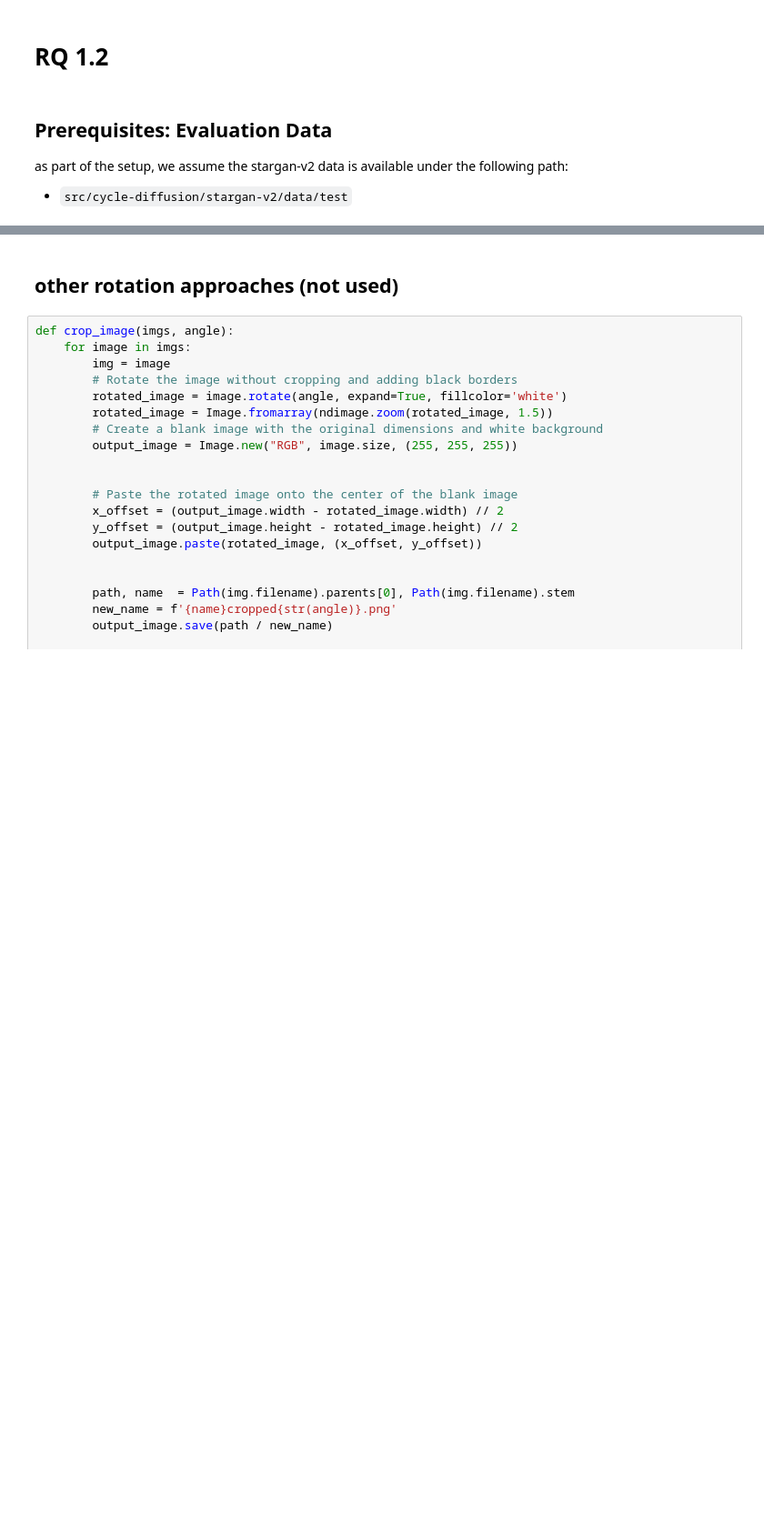
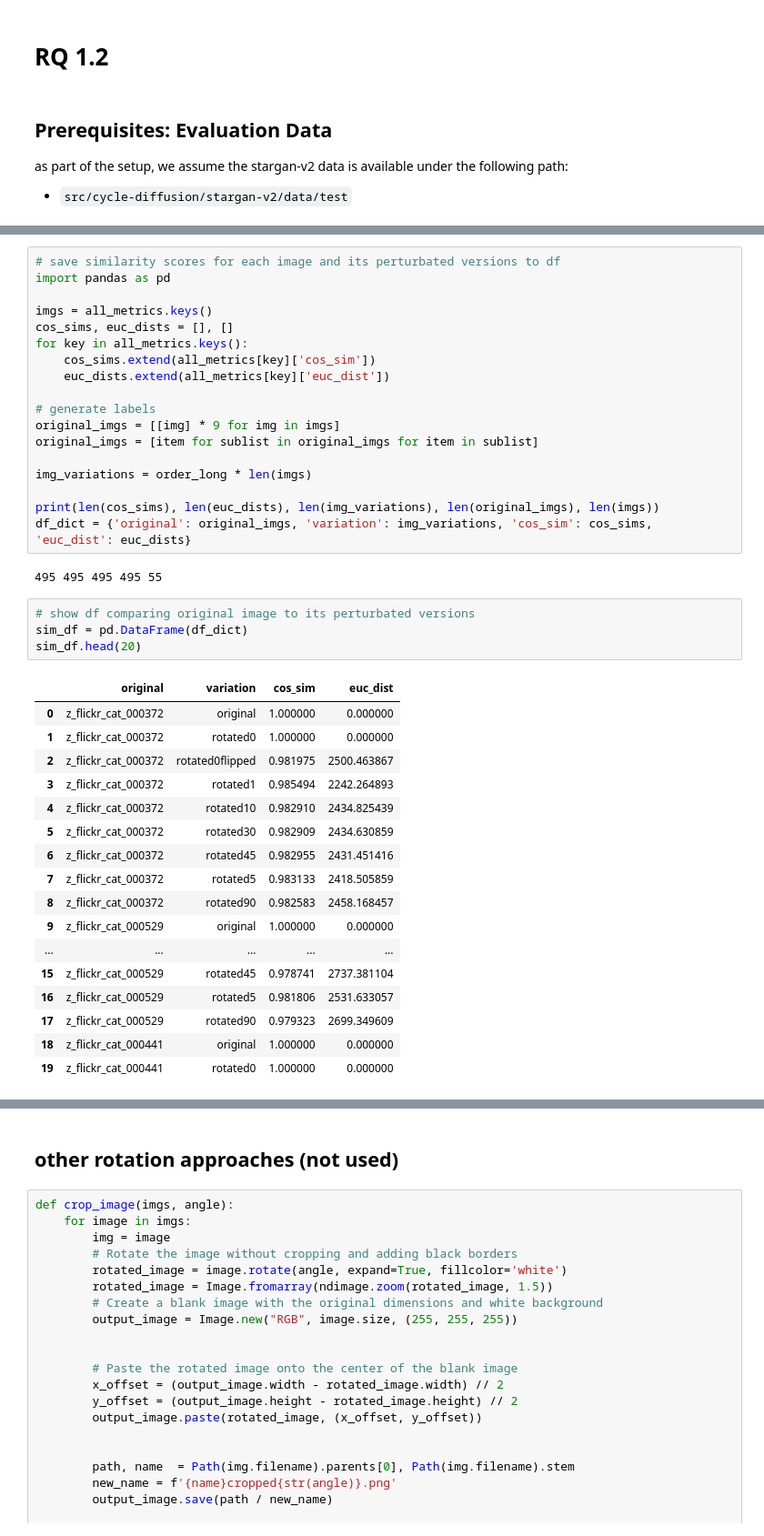
Before and after one commit to Alonixs/cycle-diffusion-group12, a Jupyter notebook: RQ1_2.ipynb, the cells around one changed output, grey strips where cells are left out. Shown: that part at 91% size. Drawn from its saved outputs; the diff is of its cells as text; blank space fills up the shorter version.

```diff
--- a/RQ1_2.ipynb
+++ b/RQ1_2.ipynb
@@ -265,0 +260,42 @@ ModuleNotFoundError: No module named 'evaluation'
+# %%
+# save similarity scores for each image and its perturbated versions to df
+import pandas as pd
+
+imgs = all_metrics.keys()
+cos_sims, euc_dists = [], []
+for key in all_metrics.keys():
+    cos_sims.extend(all_metrics[key]['cos_sim'])
+    euc_dists.extend(all_metrics[key]['euc_dist'])
+
+# generate labels
+original_imgs = [[img] * 9 for img in imgs]
+original_imgs = [item for sublist in original_imgs for item in sublist]
+
+img_variations = order_long * len(imgs)
+
+print(len(cos_sims), len(euc_dists), len(img_variations), len(original_imgs), len(imgs))
+df_dict = {'original': original_imgs, 'variation': img_variations, 'cos_sim': cos_sims, 'euc_dist': euc_dists}
+# %% [output]
+495 495 495 495 55
+# %%
+# show df comparing original image to its perturbated versions
+sim_df = pd.DataFrame(df_dict)
+sim_df.head(20)
+# %% [output]
+|  | original | variation | cos_sim | euc_dist |
+| 0 | z_flickr_cat_000372 | original | 1.000000 | 0.000000 |
+| 1 | z_flickr_cat_000372 | rotated0 | 1.000000 | 0.000000 |
+| 2 | z_flickr_cat_000372 | rotated0flipped | 0.981975 | 2500.463867 |
+| 3 | z_flickr_cat_000372 | rotated1 | 0.985494 | 2242.264893 |
+| 4 | z_flickr_cat_000372 | rotated10 | 0.982910 | 2434.825439 |
+| 5 | z_flickr_cat_000372 | rotated30 | 0.982909 | 2434.630859 |
+| 6 | z_flickr_cat_000372 | rotated45 | 0.982955 | 2431.451416 |
+| 7 | z_flickr_cat_000372 | rotated5 | 0.983133 | 2418.505859 |
+| 8 | z_flickr_cat_000372 | rotated90 | 0.982583 | 2458.168457 |
+| 9 | z_flickr_cat_000529 | original | 1.000000 | 0.000000 |
+| ... | ... | ... | ... | ... |
+| 15 | z_flickr_cat_000529 | rotated45 | 0.978741 | 2737.381104 |
+| 16 | z_flickr_cat_000529 | rotated5 | 0.981806 | 2531.633057 |
+| 17 | z_flickr_cat_000529 | rotated90 | 0.979323 | 2699.349609 |
+| 18 | z_flickr_cat_000441 | original | 1.000000 | 0.000000 |
+| 19 | z_flickr_cat_000441 | rotated0 | 1.000000 | 0.000000 |
```
Also changed, not shown: parts of 33 cells of this notebook, 3 other files.
